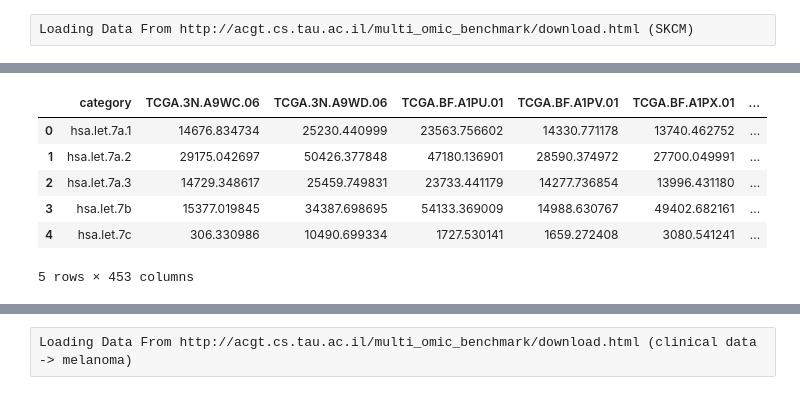
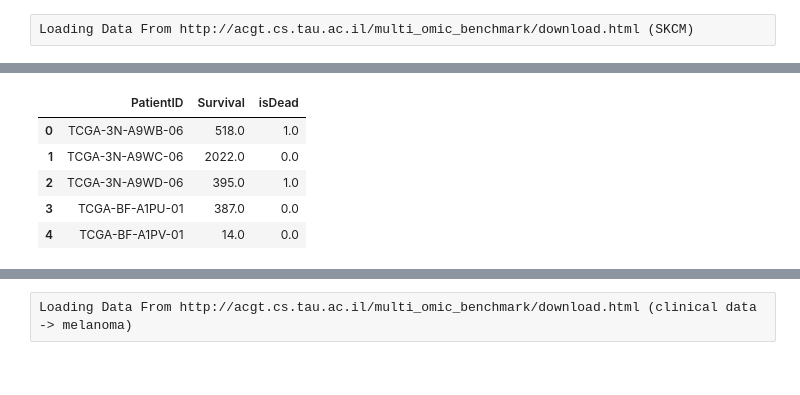
Before and after one commit to OfirKatz1/acgt_melanoma, a Jupyter notebook: DataExplorationSadna.ipynb, the cells around one changed output, grey strips where cells are left out. Saved outputs shown, nothing was run; the diff lists cells and outputs as text; code cells hidden in the pictures.

Commit message:
updated data loading following meeting with nimrod

```diff
--- a/DataExplorationSadna.ipynb
+++ b/DataExplorationSadna.ipynb
@@ -40,10 +55,45 @@ for x in dataframes.keys():
+# %%
+# load exp, mirna data
+
+"""
+creating dict containing
+- filename (of data provided for the project)
+- values: [fist column name, dataset name, separator]
+"""
+
+data = {'exp':['gene', 'gene_data', ' '],
+        'mirna': ['micro_rna', 'micro_rna_data', ' '],
+        'gtex_data': ['ensemble_id', 'gtex_data', '\t']}
+
+dataframes = {}
+
+"""
+load_dataframe will add relevant data to dataframes
+"""
+
+def load_dataframe(filename, values):
+    title_row = pd.read_csv('{}.csv'.format(filename), header=None, nrows=1) #read table column names as row
+    names = title_row.iloc[0, 0].replace('"', '').split(values[2]) #create colum title list
+    if filename == 'gtex_data':
+        names[0] = values[0]
+    else:
+        names = [values[0]] + names
+    dataframes[values[1]] = pd.read_csv('{}.csv'.format(filename), names=names, skiprows=1, sep=values[2]) #read data
+
+for x in data.keys():
+    load_dataframe(x, data[x])
+# %%
+# removing rows from 'exp' where genes begin in "X.." (following discussion with Nimrod, they are irrelevant)
+dataframes['gene_data'] = dataframes['gene_data'][~dataframes['gene_data'].gene.str.contains("X..")]
 # %%
 # load survival data
 
 """
 survival data needs to be loaded in a different way (based on data observation)
 we will load it and add it to our dataframes dictionary (for consistency)
+
+the column named "Death" has been renamed as "isDead" for clarity
 """
-survival = pd.read_csv('survival.csv', names=['PatientID', 'Survival', 'Death'], skiprows=1, sep='\t')
+survival = pd.read_csv('survival.csv', names=['PatientID', 'Survival', 'isDead'], skiprows=1, sep='\t')
 
-dataframes['survival'] = survival
+dataframes['survival_data'] = survival
@@ -74,11 +134,10 @@ dataframes['methy'].head()
 # %%
-# sample mirna data
-dataframes['mirna'].head()
+# sample survival data
+dataframes['survival_data'].head()
 # %% [output]
-|  | category | TCGA.3N.A9WC.06 | TCGA.3N.A9WD.06 | TCGA.BF.A1PU.01 | TCGA.BF.A1PV.01 | TCGA.BF.A1PX.01 | ... |
-| 0 | hsa.let.7a.1 | 14676.834734 | 25230.440999 | 23563.756602 | 14330.771178 | 13740.462752 | ... |
-| 1 | hsa.let.7a.2 | 29175.042697 | 50426.377848 | 47180.136901 | 28590.374972 | 27700.049991 | ... |
-| 2 | hsa.let.7a.3 | 14729.348617 | 25459.749831 | 23733.441179 | 14277.736854 | 13996.431180 | ... |
-| 3 | hsa.let.7b | 15377.019845 | 34387.698695 | 54133.369009 | 14988.630767 | 49402.682161 | ... |
-| 4 | hsa.let.7c | 306.330986 | 10490.699334 | 1727.530141 | 1659.272408 | 3080.541241 | ... |
+|  | PatientID | Survival | isDead |
+| 0 | TCGA-3N-A9WB-06 | 518.0 | 1.0 |
+| 1 | TCGA-3N-A9WC-06 | 2022.0 | 0.0 |
+| 2 | TCGA-3N-A9WD-06 | 395.0 | 1.0 |
+| 3 | TCGA-BF-A1PU-01 | 387.0 | 0.0 |
+| 4 | TCGA-BF-A1PV-01 | 14.0 | 0.0 |
-5 rows × 453 columns
```
Also changed, not shown: parts of 13 cells of this notebook, 1 other file.
